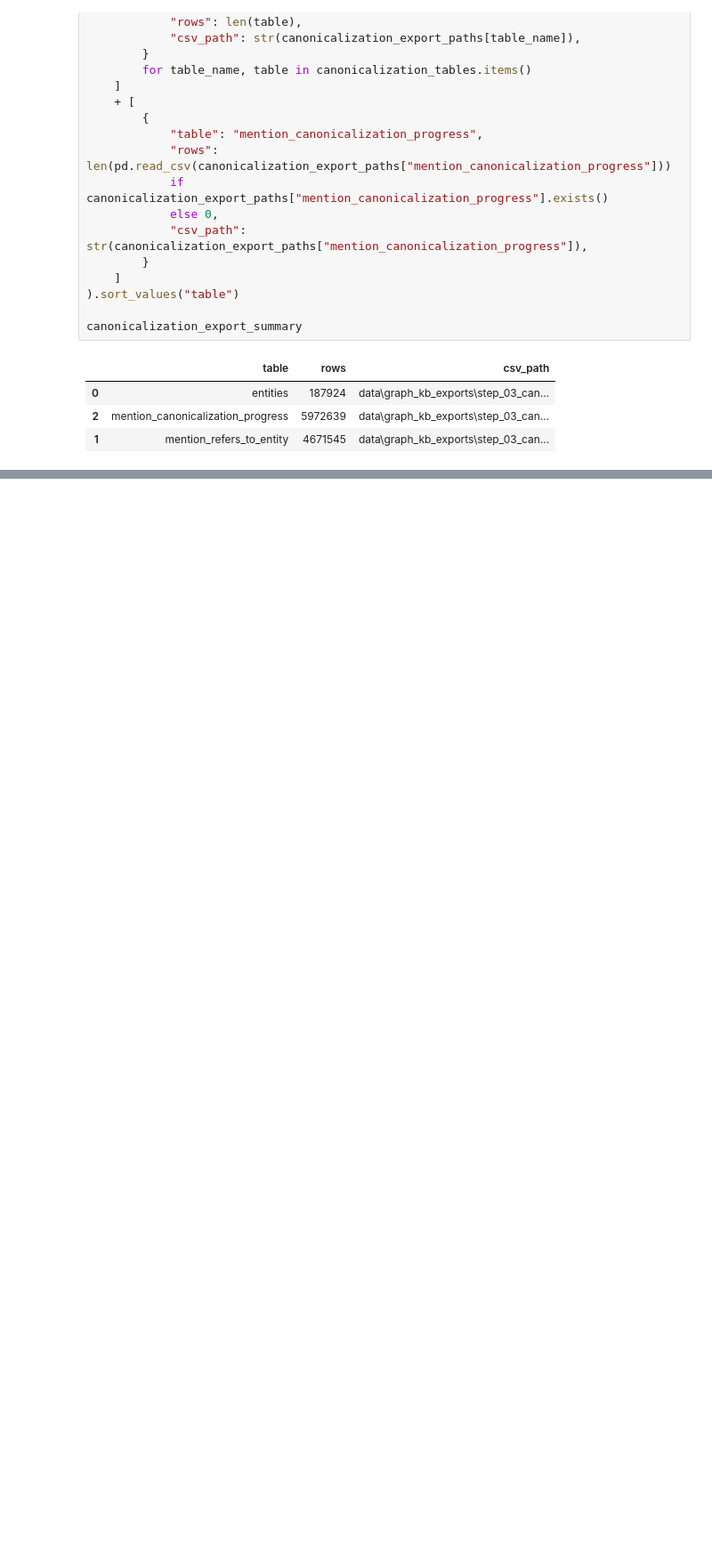
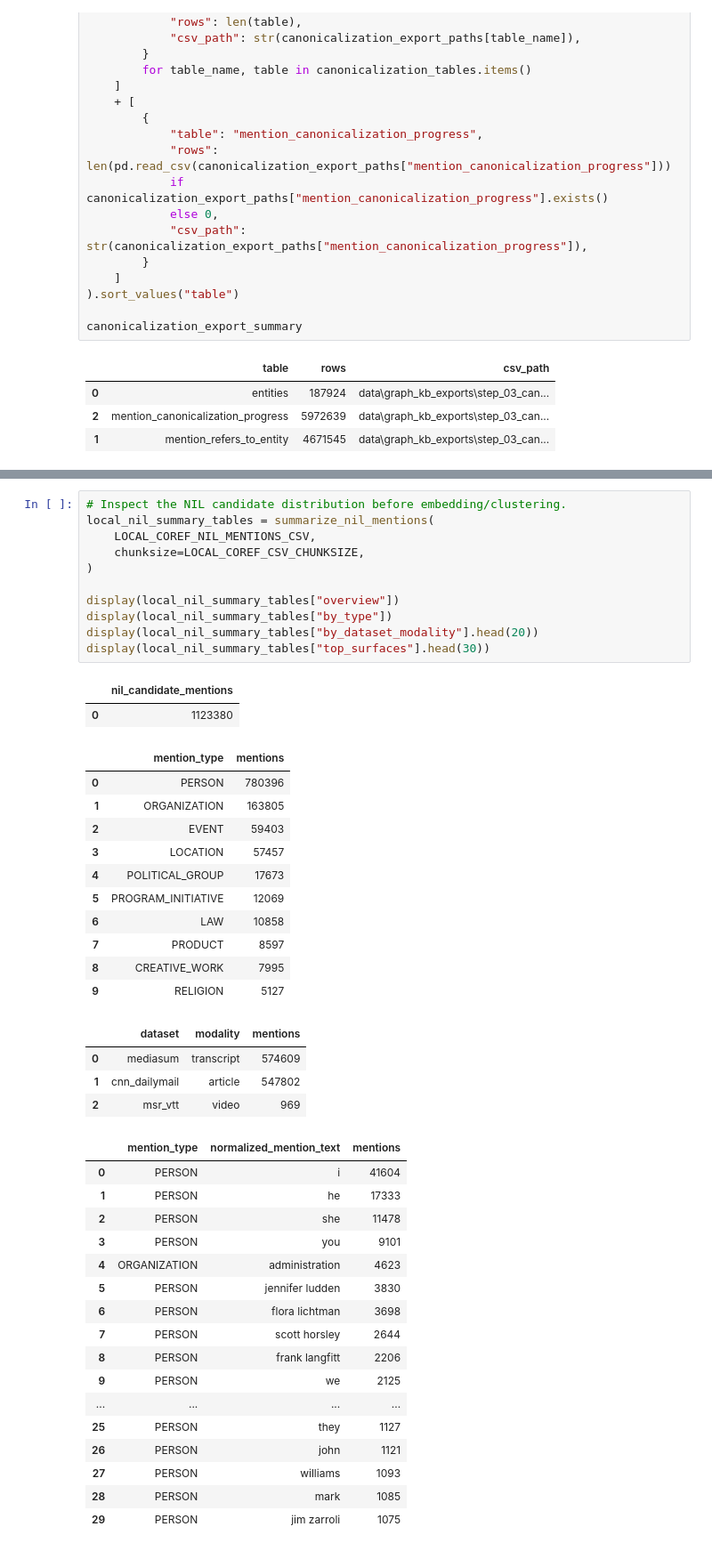
Before and after one commit to plminh-sdh/Design-and-Evaluation-of-Secure-Retrieval-Augmented-Systems-for-Large-Scale-Digital-Archives, a Jupyter notebook: Database.ipynb, the cells around one changed output, grey strips where cells are left out. Shown at 89% size. Drawn from its saved outputs; the diff is of its cells as text; blank space fills up the shorter version.

```diff
--- a/Database.ipynb
+++ b/Database.ipynb
@@ -2873,0 +2983,46 @@ canonicalization_tables["mention_refers_to_entity"].head()
+# %%
+# Inspect the NIL candidate distribution before embedding/clustering.
+local_nil_summary_tables = summarize_nil_mentions(
+    LOCAL_COREF_NIL_MENTIONS_CSV,
+    chunksize=LOCAL_COREF_CSV_CHUNKSIZE,
+)
+
+display(local_nil_summary_tables["overview"])
+display(local_nil_summary_tables["by_type"])
+display(local_nil_summary_tables["by_dataset_modality"].head(20))
+display(local_nil_summary_tables["top_surfaces"].head(30))
+# %% [output]
+|  | nil_candidate_mentions |
+| 0 | 1123380 |
+|  | mention_type | mentions |
+| 0 | PERSON | 780396 |
+| 1 | ORGANIZATION | 163805 |
+| 2 | EVENT | 59403 |
+| 3 | LOCATION | 57457 |
+| 4 | POLITICAL_GROUP | 17673 |
+| 5 | PROGRAM_INITIATIVE | 12069 |
+| 6 | LAW | 10858 |
+| 7 | PRODUCT | 8597 |
+| 8 | CREATIVE_WORK | 7995 |
+| 9 | RELIGION | 5127 |
+|  | dataset | modality | mentions |
+| 0 | mediasum | transcript | 574609 |
+| 1 | cnn_dailymail | article | 547802 |
+| 2 | msr_vtt | video | 969 |
+|  | mention_type | normalized_mention_text | mentions |
+| 0 | PERSON | i | 41604 |
+| 1 | PERSON | he | 17333 |
+| 2 | PERSON | she | 11478 |
+| 3 | PERSON | you | 9101 |
+| 4 | ORGANIZATION | administration | 4623 |
+| 5 | PERSON | jennifer ludden | 3830 |
+| 6 | PERSON | flora lichtman | 3698 |
+| 7 | PERSON | scott horsley | 2644 |
+| 8 | PERSON | frank langfitt | 2206 |
+| 9 | PERSON | we | 2125 |
+| ... | ... | ... | ... |
+| 25 | PERSON | they | 1127 |
+| 26 | PERSON | john | 1121 |
+| 27 | PERSON | williams | 1093 |
+| 28 | PERSON | mark | 1085 |
+| 29 | PERSON | jim zarroli | 1075 |
```
Also changed, not shown: parts of 17 cells of this notebook, 2 other files.
